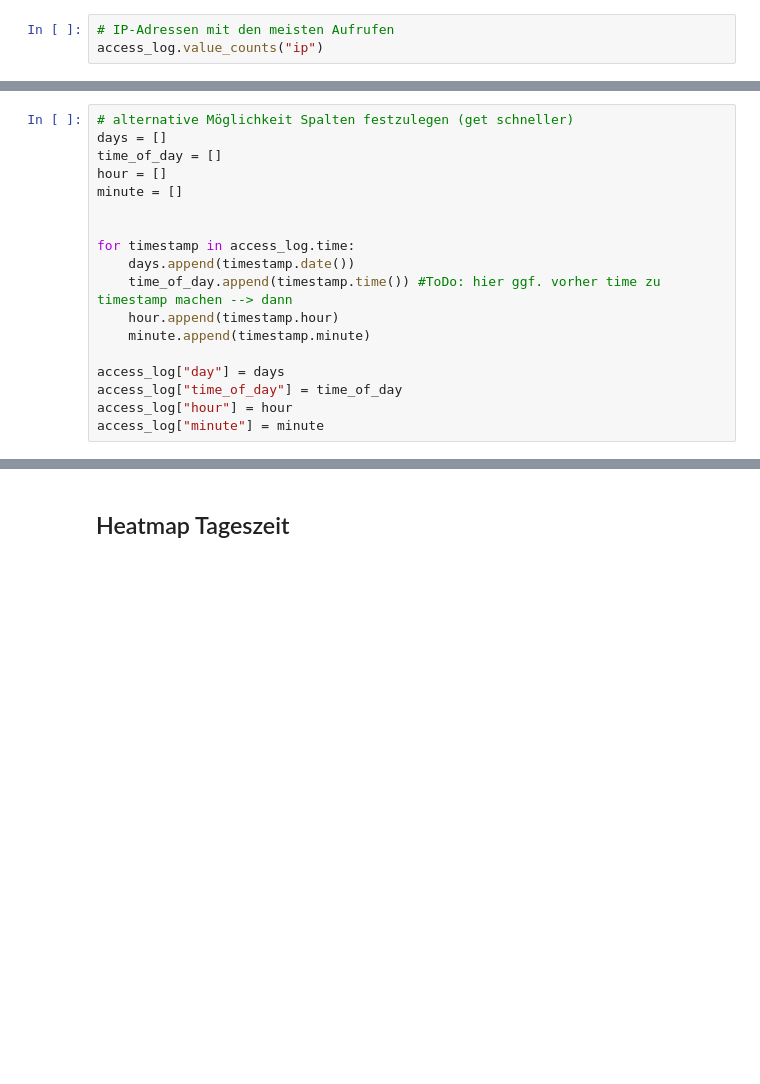
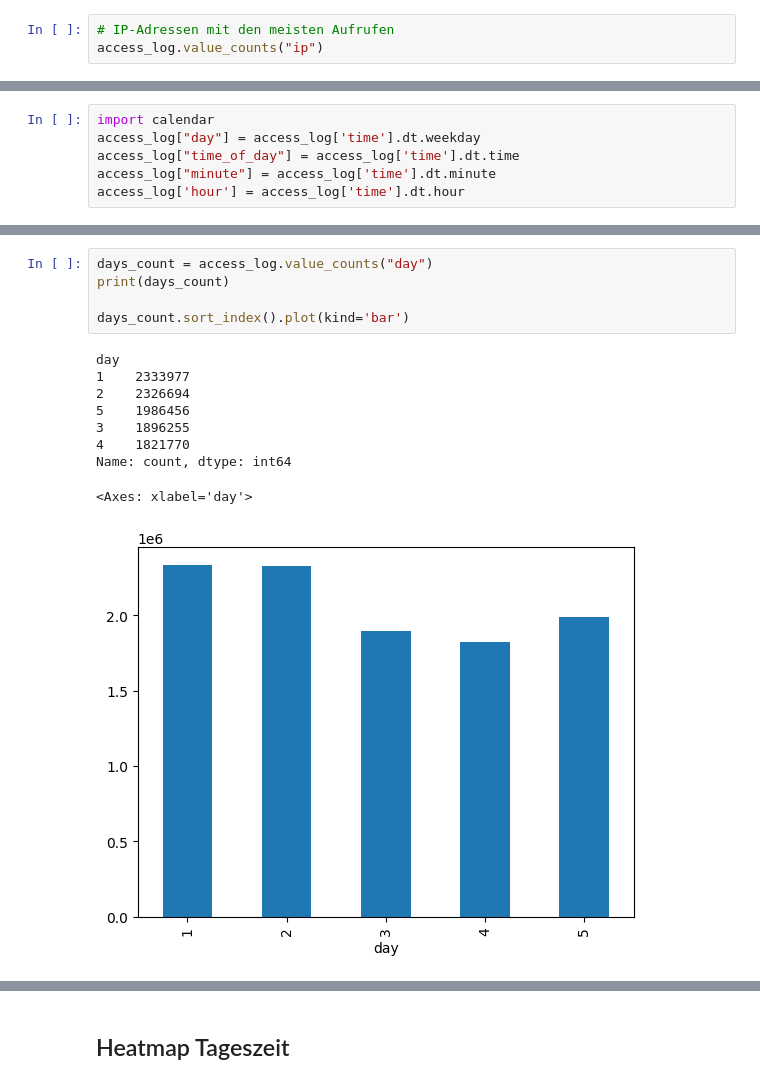
Before and after one commit to Flenz42/HSD-DAW-Pandas-SS23, a Jupyter notebook: project.ipynb, the cells around one changed output, grey strips where cells are left out. Saved outputs shown, nothing was run; the diff lists cells and outputs as text; blank space fills up the shorter version.

```diff
--- a/project.ipynb
+++ b/project.ipynb
@@ -163,18 +139,0 @@ for timestamp in access_log.time:
-# %%
-# alternative Möglichkeit Spalten festzulegen (get schneller)
-days = []
-time_of_day = []
-hour = []
-minute = []
-
-
-for timestamp in access_log.time:
-    days.append(timestamp.date())
-    time_of_day.append(timestamp.time()) #ToDo: hier ggf. vorher time zu timestamp machen --> dann
-    hour.append(timestamp.hour)
-    minute.append(timestamp.minute)
-
-access_log["day"] = days
-access_log["time_of_day"] = time_of_day
-access_log["hour"] = hour
-access_log["minute"] = minute
@@ -194,0 +144,6 @@ access_log.value_counts("minute")
+# %%
+import calendar
+access_log["day"] = access_log['time'].dt.weekday
+access_log["time_of_day"] = access_log['time'].dt.time
+access_log["minute"] = access_log['time'].dt.minute
+access_log['hour'] = access_log['time'].dt.hour
@@ -194,0 +162,15 @@ access_log.value_counts("minute")
+# %%
+days_count = access_log.value_counts("day")
+print(days_count)
+
+days_count.sort_index().plot(kind='bar')
+# %% [output]
+day
+1    2333977
+2    2326694
+5    1986456
+3    1896255
+4    1821770
+Name: count, dtype: int64
+<Axes: xlabel='day'>
+[figure, added]
```
Also changed, not shown: parts of 21 cells of this notebook.
